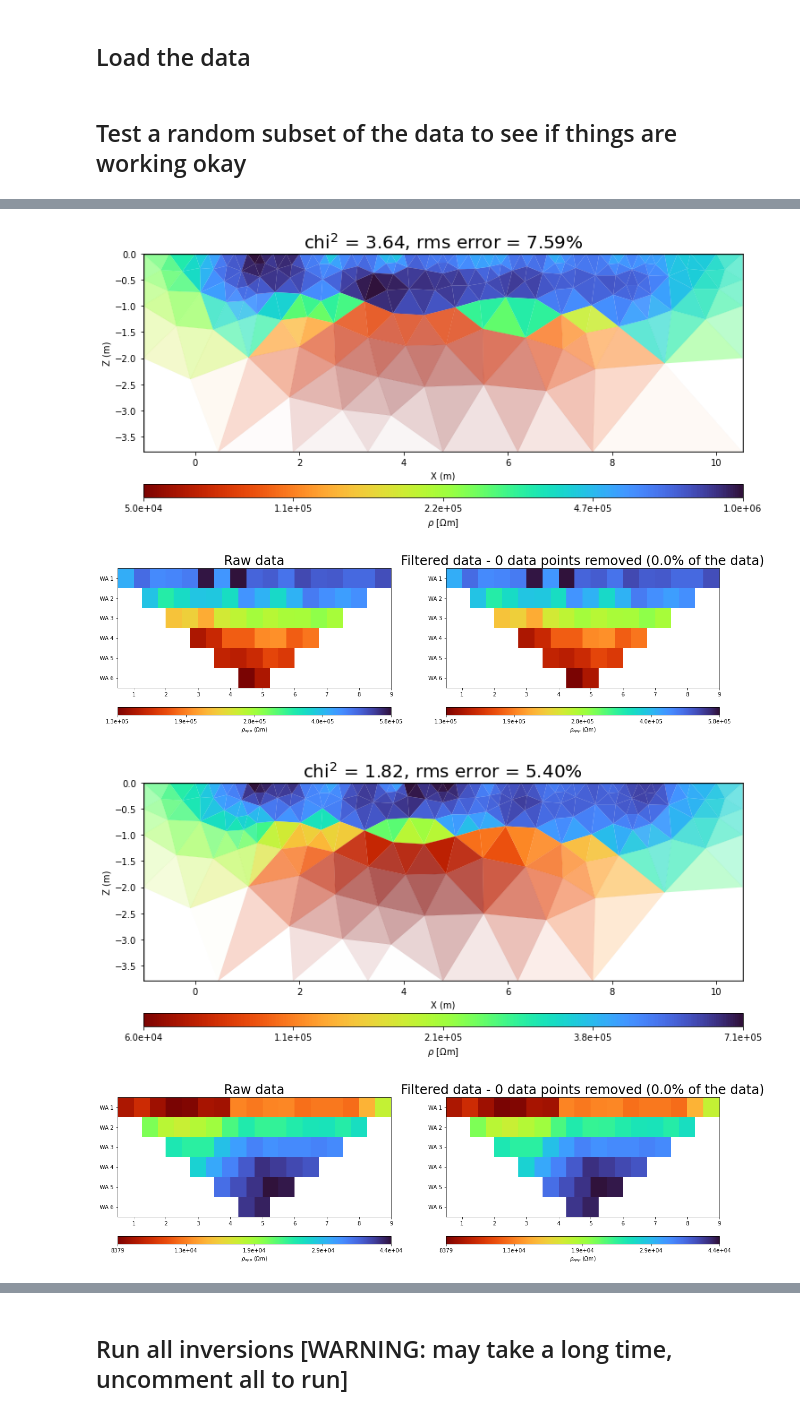
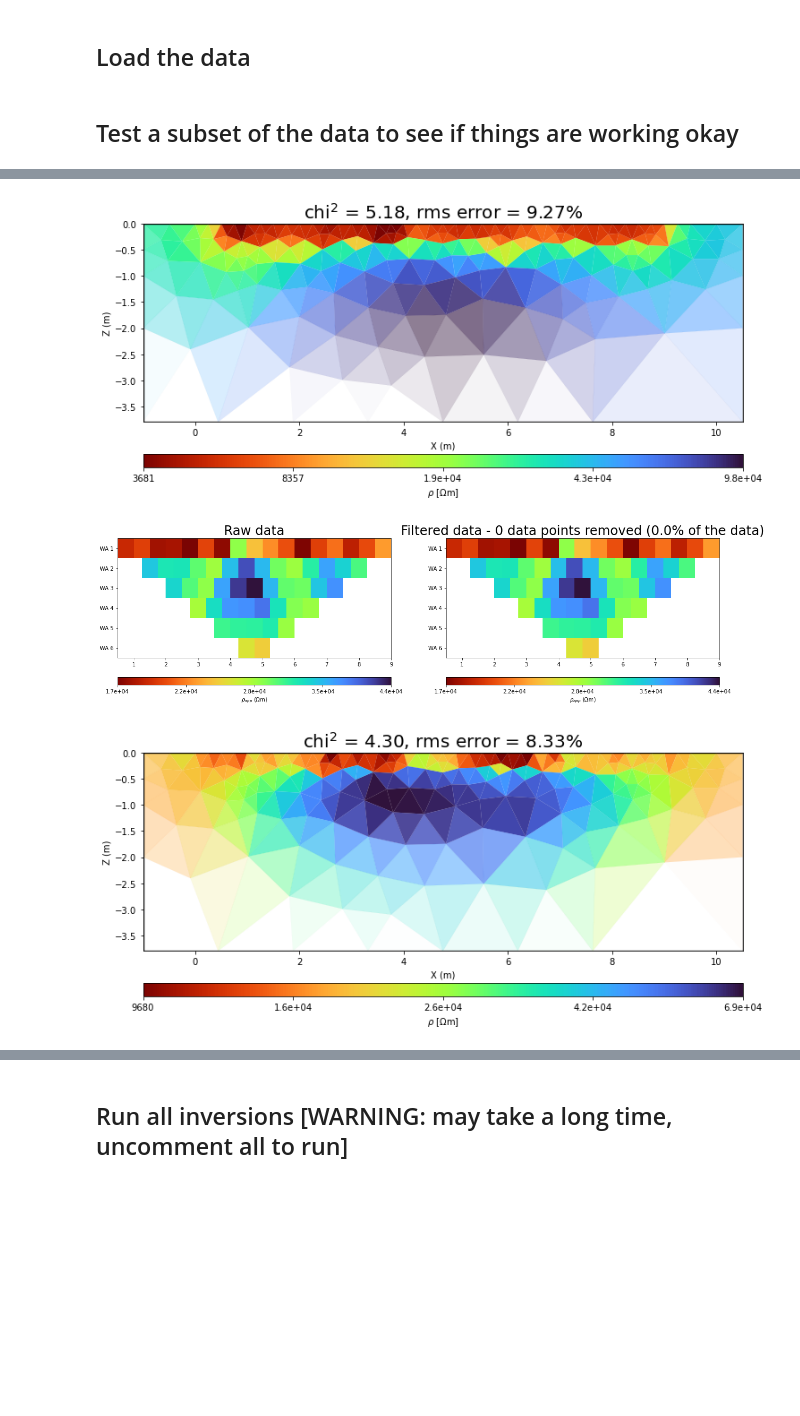
Before and after one commit to teddiherring/permafrost-data-processing, a Jupyter notebook: data_processing_AERT.ipynb, the cells around one changed output, grey strips where cells are left out. Saved outputs shown, nothing was run; the diff lists cells and outputs as text; code cells hidden in the pictures; blank space fills up the shorter version.

Commit message:
fixed flagging for bad datasets

```diff
--- a/data_processing_AERT.ipynb
+++ b/data_processing_AERT.ipynb
@@ -492,23 +493,33 @@ N = (elecs['N'].to_numpy())
 
 E = np.linspace(0,9.5,20) # positions
 # %% [markdown]
-## Test a random subset of the data to see if things are working okay
+## Test a subset of the data to see if things are working okay
 # %%
-import random
+# choose some random datasets...
 
-n_tests = 5
+# import random
 
-rand_i = []
-for i in range(n_tests):
-    rand_i.append(random.randint(0, n_surveys))
+# n_tests = 5
 
-rand_i = np.sort(rand_i)
+# test_i = []
+# for i in range(n_tests):
+#     test_i.append(random.randint(0, n_surveys))
+
+# test_i = np.sort(test_i)
+
+
+# ... or test a couple specific datasets
+
+test_i = [339,543,1000,1200,1400]
+# 339 has a few data points removed
+# 543 is where it crashed last time, due to too many data points removed
+
 
 # make dictionary to store results
 
 ert_all = dict.fromkeys(['x_mid','z_mid','rho_s','sens','survey_name','rms'])
 
-for j in range(0,len(rand_i)):
+for j in range(0,len(test_i)):
 
     data = pg.DataContainerERT()
 
@@ -522,7 +533,7 @@ for j in range(0,len(rand_i)):
     for i in range(0,len(A)):
         data.createFourPointData(i, *map(int, cf[i]))
 
-    i = rand_i[j]
+    i = test_i[j]
 
     filename = data_in.iloc[i*n_lines]['U0(mV)'][0:10] + ' ' + data_in.iloc[i*n_lines]['U90(mV)'][0:8] # use date and time to ID surveys
 
@@ -537,10 +548,13 @@ for j in range(0,len(rand_i)):
         plotmodel=True,
         plotmisfit=False)
 
-    if ert_all['x_mid']==None:
-        ert_all = ert_inv
+    if ert_inv == None:
+        pass
     else:
-        ert_all = {key: ert_all[key] + ert_inv[key] for key in ert_all}
+        if ert_all['x_mid']==None:
+            ert_all = ert_inv
+        else:
+            ert_all = {key: ert_all[key] + ert_inv[key] for key in ert_all}
 
 
 ert_all = pd.DataFrame.from_dict(ert_all)
@@ -570,4 +608,3 @@ ert_all = pd.DataFrame.from_dict(ert_all)
-[figure, old version]
+[figure, new version]
-[figure, old version]
+[figure, new version]
-[figure, old version]
+[figure, new version]
-[figure, removed]
```
Also changed, not shown: parts of 5 cells of this notebook.
